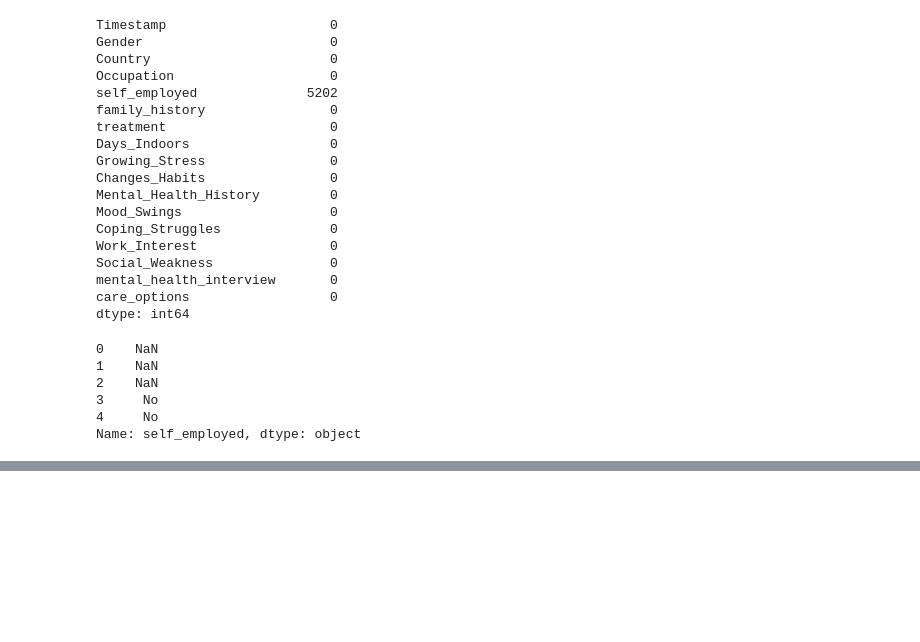
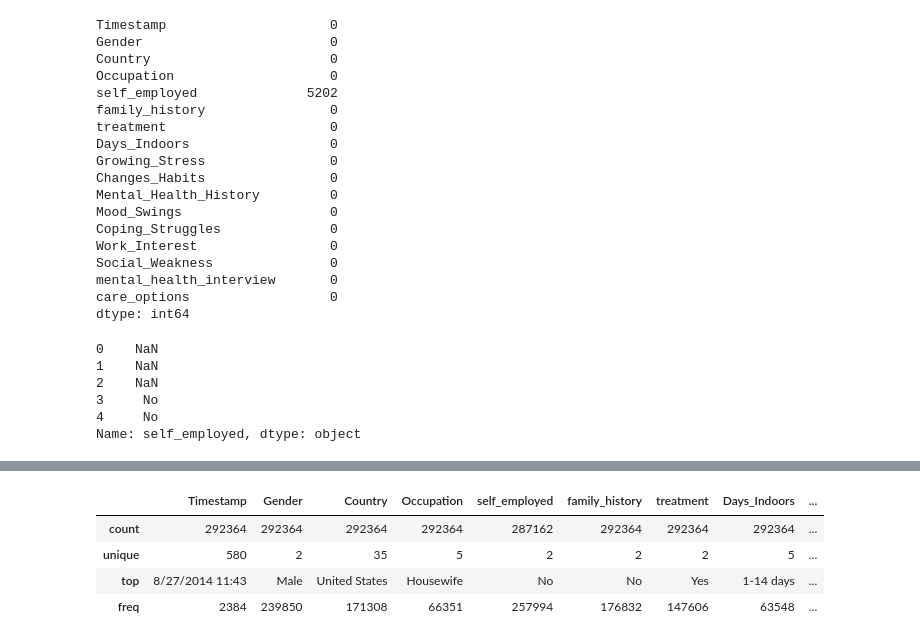
Before and after one commit to bhandariarun/KMC_Project, a Jupyter notebook: Untitled.ipynb, the cells around one changed output, grey strips where cells are left out. Drawn from its saved outputs; the diff is of its cells as text; code cells hidden in the pictures; blank space fills up the shorter version.

```diff
--- a/Untitled.ipynb
+++ b/Untitled.ipynb
@@ -99,0 +117,8 @@ Name: self_employed, dtype: object
+# %%
+df.describe()
+# %% [output]
+|  | Timestamp | Gender | Country | Occupation | self_employed | family_history | treatment | Days_Indoors | ... |
+| count | 292364 | 292364 | 292364 | 292364 | 287162 | 292364 | 292364 | 292364 | ... |
+| unique | 580 | 2 | 35 | 5 | 2 | 2 | 2 | 5 | ... |
+| top | 8/27/2014 11:43 | Male | United States | Housewife | No | No | Yes | 1-14 days | ... |
+| freq | 2384 | 239850 | 171308 | 66351 | 257994 | 176832 | 147606 | 63548 | ... |
```
Also changed, not shown: parts of 7 cells of this notebook.
